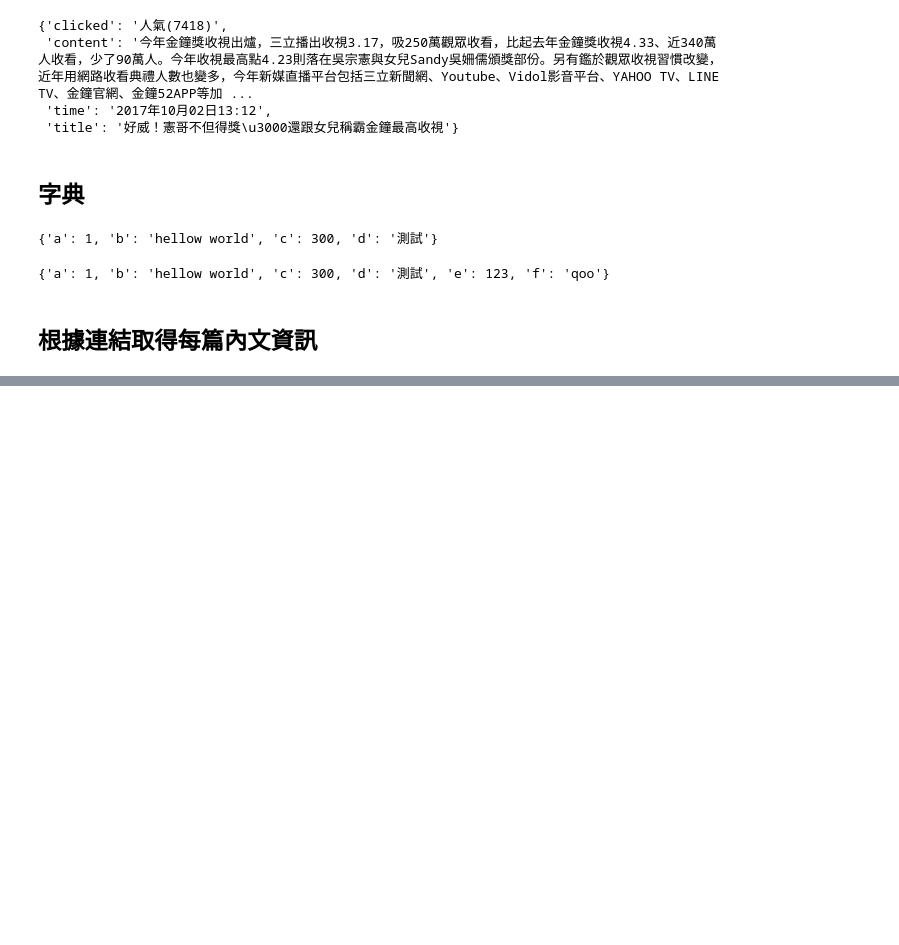
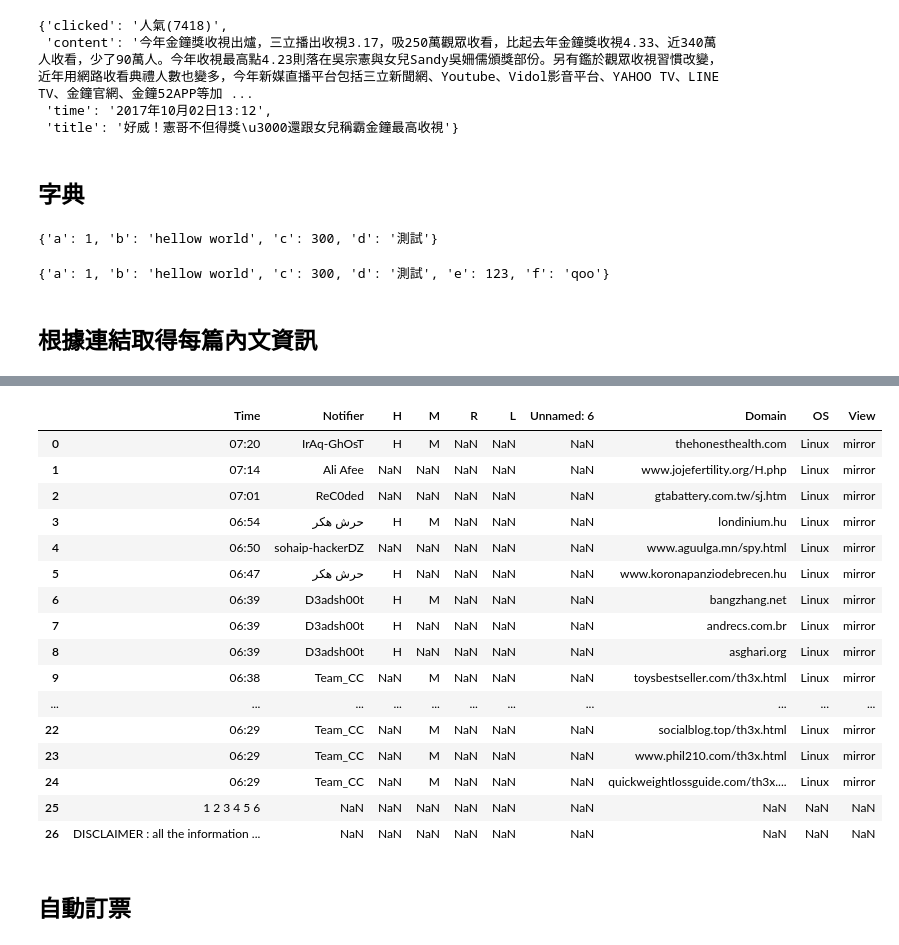
Before and after one commit to ywchiu/pytextmining, a Jupyter notebook: Demo20171002.ipynb, the cells around one changed output, grey strips where cells are left out. Drawn from its saved outputs; the diff is of its cells as text; code cells hidden in the pictures; blank space fills up the shorter version.

```diff
--- a/Demo20171002.ipynb
+++ b/Demo20171002.ipynb
@@ -354,0 +463,40 @@ newsdf
+# %%
+from selenium import webdriver
+#driver = webdriver.
+driver = webdriver.Chrome()
+driver.get('http://www.zone-h.org/archive')
+# %%
+dic = {}
+for ele in driver.get_cookies():
+    dic[ele['name']] =  ele['value']
+c = ';'.join(['{}={}'.format(rec, dic.get(rec)) for rec in dic])
+# %%
+import requests
+from bs4 import BeautifulSoup
+headers  = {
+  'Cookie':c,
+  'User-Agent':'Mozilla/5.0 (Windows NT 6.1; Win64; x64) AppleWebKit/537.36 (KHTML, like Gecko) Chrome/60.0.3112.113 Safari/537.36'
+}
+res = requests.get('http://www.zone-h.org/archive', headers = headers)
+#print(res.encoding)
+soup = BeautifulSoup(res.text,'html.parser')
+dfs = pandas.read_html(soup.select('table')[0].prettify(), header=0)
+dfs[0]
+# %% [output]
+|  | Time | Notifier | H | M | R | L | Unnamed: 6 | Domain | OS | View |
+| 0 | 07:20 | IrAq-GhOsT | H | M | NaN | NaN | NaN | thehonesthealth.com | Linux | mirror |
+| 1 | 07:14 | Ali Afee | NaN | NaN | NaN | NaN | NaN | www.jojefertility.org/H.php | Linux | mirror |
+| 2 | 07:01 | ReC0ded | NaN | NaN | NaN | NaN | NaN | gtabattery.com.tw/sj.htm | Linux | mirror |
+| 3 | 06:54 | حرش هكر | H | M | NaN | NaN | NaN | londinium.hu | Linux | mirror |
+| 4 | 06:50 | sohaip-hackerDZ | NaN | NaN | NaN | NaN | NaN | www.aguulga.mn/spy.html | Linux | mirror |
+| 5 | 06:47 | حرش هكر | H | NaN | NaN | NaN | NaN | www.koronapanziodebrecen.hu | Linux | mirror |
+| 6 | 06:39 | D3adsh00t | H | M | NaN | NaN | NaN | bangzhang.net | Linux | mirror |
+| 7 | 06:39 | D3adsh00t | H | NaN | NaN | NaN | NaN | andrecs.com.br | Linux | mirror |
+| 8 | 06:39 | D3adsh00t | H | NaN | NaN | NaN | NaN | asghari.org | Linux | mirror |
+| 9 | 06:38 | Team_CC | NaN | M | NaN | NaN | NaN | toysbestseller.com/th3x.html | Linux | mirror |
+| ... | ... | ... | ... | ... | ... | ... | ... | ... | ... | ... |
+| 22 | 06:29 | Team_CC | NaN | M | NaN | NaN | NaN | socialblog.top/th3x.html | Linux | mirror |
+| 23 | 06:29 | Team_CC | NaN | M | NaN | NaN | NaN | www.phil210.com/th3x.html | Linux | mirror |
+| 24 | 06:29 | Team_CC | NaN | M | NaN | NaN | NaN | quickweightlossguide.com/th3x.... | Linux | mirror |
+| 25 | 1 2 3 4 5 6 | NaN | NaN | NaN | NaN | NaN | NaN | NaN | NaN | NaN |
+| 26 | DISCLAIMER : all the information ... | NaN | NaN | NaN | NaN | NaN | NaN | NaN | NaN | NaN |
@@ -354,0 +505,2 @@ newsdf
+# %% [markdown]
+## 自動訂票
```
Also changed, not shown: parts of 24 cells of this notebook, 1 other file.
